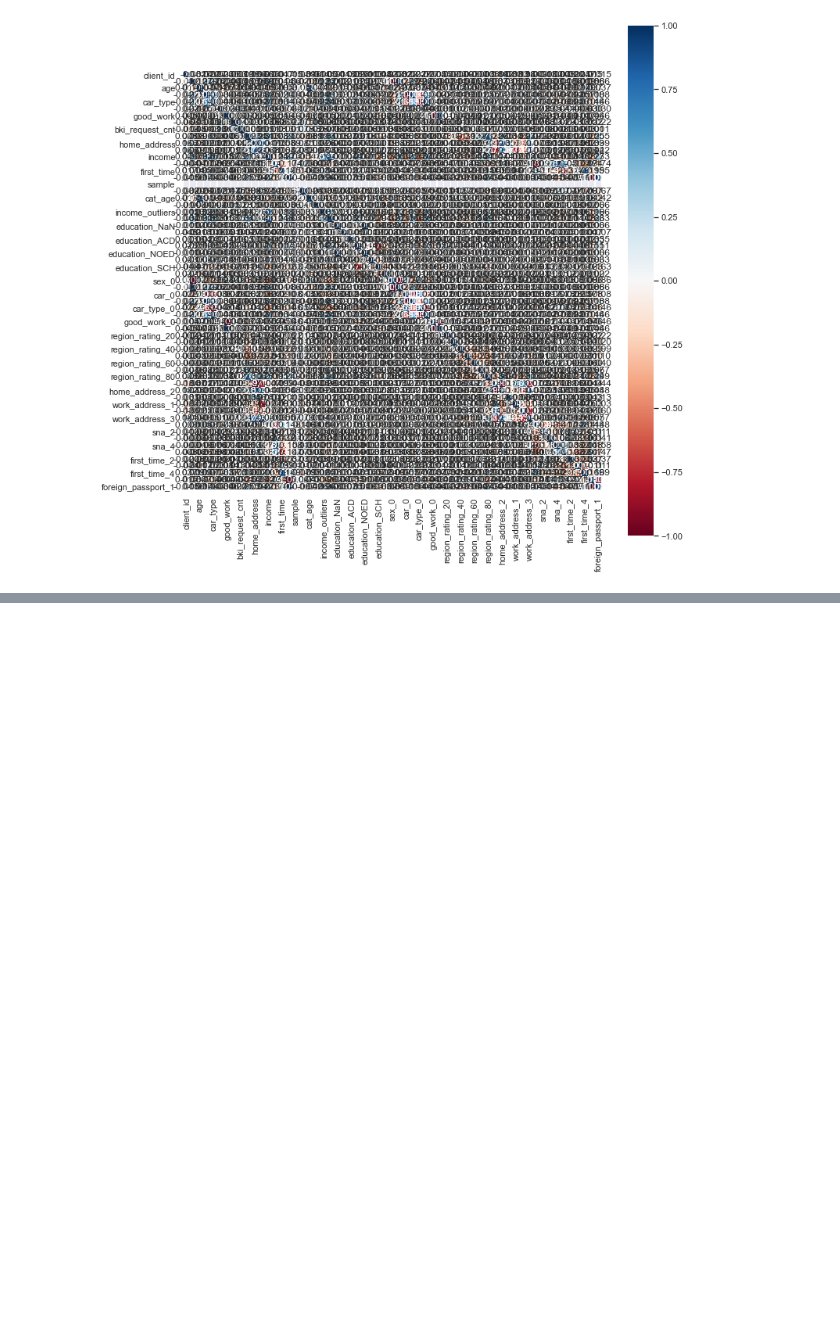
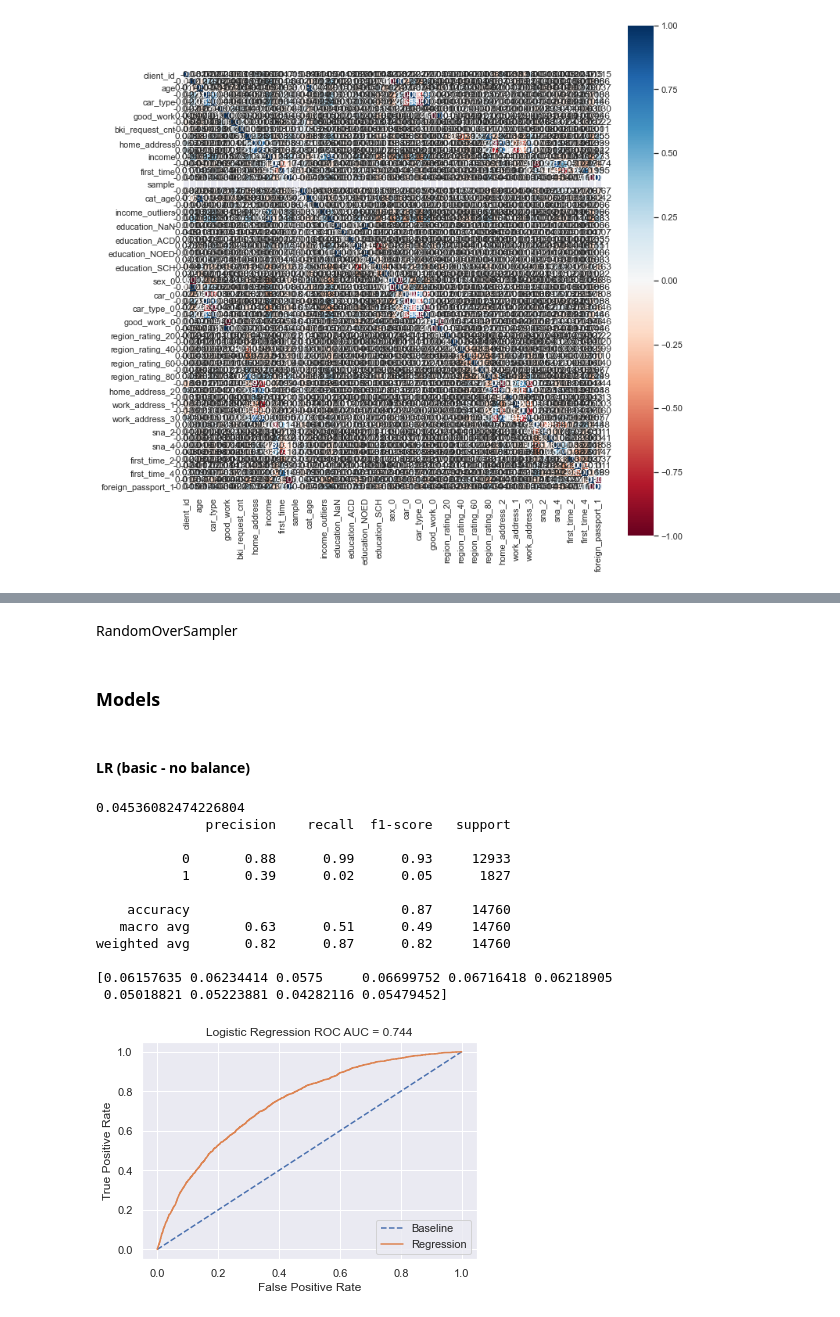
Before and after one commit to MichaelDockers/skillfactory_rds, a Jupyter notebook: module_5/Scoring_Project_Module_5.ipynb, the cells around one changed output, grey strips where cells are left out. Saved outputs shown, nothing was run; the diff lists cells and outputs as text; code cells hidden in the pictures; blank space fills up the shorter version.

Commit message:
Added model function Hyper parameters Metrics output in model function Date columns added (month num)

```diff
--- a/module_5/Scoring_Project_Module_5.ipynb
+++ b/module_5/Scoring_Project_Module_5.ipynb
@@ -715,10 +741,5 @@ data = pd.concat([data, dummies_data], axis=1)
 # %% [markdown]
 ### Correcation check
 # %%
-sns.set(font_scale=1)
-plt.subplots(figsize=(12, 12))
-sns.heatmap(data[data['sample'] == 1].corr(), square=True,
-              annot=True, fmt=".3f", linewidths=0.1, cmap="RdBu")
-plt.show()
 # %% [output]
 [figure]
@@ -804,4 +765,5 @@ display(new_data.sample(5))
 # %%
+new_data = new_data._get_numeric_data()
 cols = new_data.drop(columns=['sample'], axis=1).columns.to_list()
 train_data = new_data.query('sample == 1')[cols]
 test_data = new_data.query('sample == 0')[cols].drop(['default'], axis=1)
@@ -812,0 +772,2 @@ test_data = scaler.fit(test_data.values)
+# %%
+X, y = normalize(train_data, test_data)
@@ -877,5 +777,0 @@ lr_we = LogisticRegression(solver='liblinear', class_weight='balanced', max_iter
-# %%
-lr_we.fit(X_train, y_train)
-y_pred_we = lr.predict(X_valid)
-f1_score_we = f1_score(y_valid, y_pred_we)
-classification_report_we = classification_report(y_valid, y_pred_we)
@@ -894,0 +783,2 @@ weighted avg       0.85      0.67      0.73     14760
+# %% [markdown]
+RandomOverSampler
@@ -894,0 +788,20 @@ weighted avg       0.85      0.67      0.73     14760
+# %% [markdown]
+### Models
+# %% [markdown]
+#### LR (basic - no balance)
+# %%
+model(X_train, X_valid, y_train, y_valid)
+# %% [output]
+0.04536082474226804
+              precision    recall  f1-score   support
+
+           0       0.88      0.99      0.93     12933
+           1       0.39      0.02      0.05      1827
+
+    accuracy                           0.87     14760
+   macro avg       0.63      0.51      0.49     14760
+weighted avg       0.82      0.87      0.82     14760
+
+[0.06157635 0.06234414 0.0575     0.06699752 0.06716418 0.06218905
+ 0.05018821 0.05223881 0.04282116 0.05479452]
+[figure, added]
```
Also changed, not shown: parts of 43 cells of this notebook.
